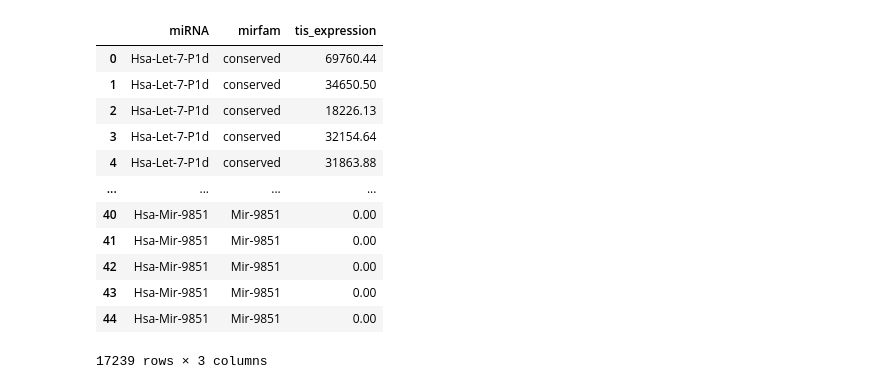
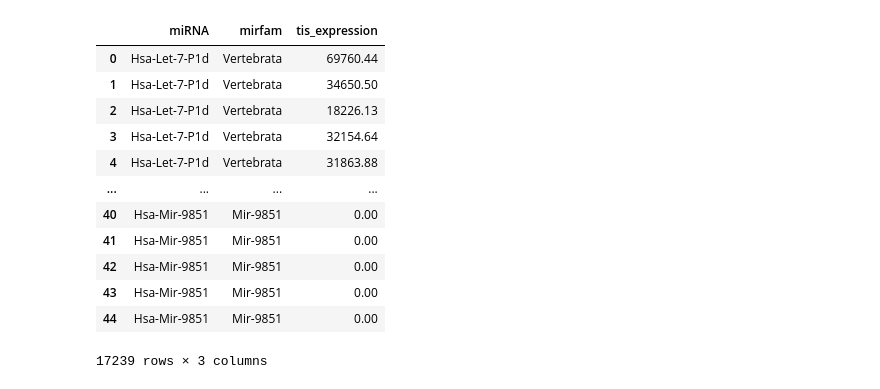
Before and after one commit to felixlangschied/rodent_loss, a Jupyter notebook: analyses/mirna_expression/notebooks/mirgenedb21_expression.ipynb, the cells around one changed output. Saved outputs shown, nothing was run; the diff lists cells and outputs as text; code cells hidden in the pictures.

```diff
--- a/analyses/mirna_expression/notebooks/mirgenedb21_expression.ipynb
+++ b/analyses/mirna_expression/notebooks/mirgenedb21_expression.ipynb
@@ -45,45 +45,45 @@ def lossfam_expression(exppath, lf, m, old):
             if mirfam in lf:
                 mirfam = mirfam
             elif mirfam in old:
-                mirfam = 'conserved'
+                mirfam = 'Vertebrata'
             elif mirfam in m:
-                mirfam = 'Eutherian'
+                mirfam = 'Eutheria'
             else:
                 continue
 
             if not mirfam in mirfam2exp:
                 mirfam2exp[mirfam] = []
             mirfam2exp[mirfam].extend(fline)
             #print([mirna] * len(fline))
             dfcol.append(pd.DataFrame({'miRNA': [mirna] * len(fline), 'mirfam': [mirfam] * len(fline), 'tis_expression': fline}))
 
 
     expdf = pd.concat(dfcol)
     expdf['tis_expression'] = expdf['tis_expression'].astype(float)
     return mirfam2exp, expdf
 
 def find_max_exp(indict):
     odict = {}
     for mirfam, stringvals in indict.items():
         all_expressions = np.array(stringvals).astype(float)
         maxexp = all_expressions.max()
         odict[mirfam] = maxexp
     return odict
 
 
 
 oldmirs, mammalmirs = read_lca(lcapath)
 lossfams = read_lossfams(lossfampath)
 alltissue_allmirna, df = lossfam_expression(exp, lossfams, mammalmirs, oldmirs)
 maxexpdict = find_max_exp(alltissue_allmirna)
 display(df)
 # %% [output]
 |  | miRNA | mirfam | tis_expression |
-| 0 | Hsa-Let-7-P1d | conserved | 69760.44 |
-| 1 | Hsa-Let-7-P1d | conserved | 34650.50 |
-| 2 | Hsa-Let-7-P1d | conserved | 18226.13 |
-| 3 | Hsa-Let-7-P1d | conserved | 32154.64 |
-| 4 | Hsa-Let-7-P1d | conserved | 31863.88 |
+| 0 | Hsa-Let-7-P1d | Vertebrata | 69760.44 |
+| 1 | Hsa-Let-7-P1d | Vertebrata | 34650.50 |
+| 2 | Hsa-Let-7-P1d | Vertebrata | 18226.13 |
+| 3 | Hsa-Let-7-P1d | Vertebrata | 32154.64 |
+| 4 | Hsa-Let-7-P1d | Vertebrata | 31863.88 |
 | ... | ... | ... | ... |
 | 40 | Hsa-Mir-9851 | Mir-9851 | 0.00 |
 | 41 | Hsa-Mir-9851 | Mir-9851 | 0.00 |
```
Also changed, not shown: parts of 7 cells of this notebook, 3 other files.
